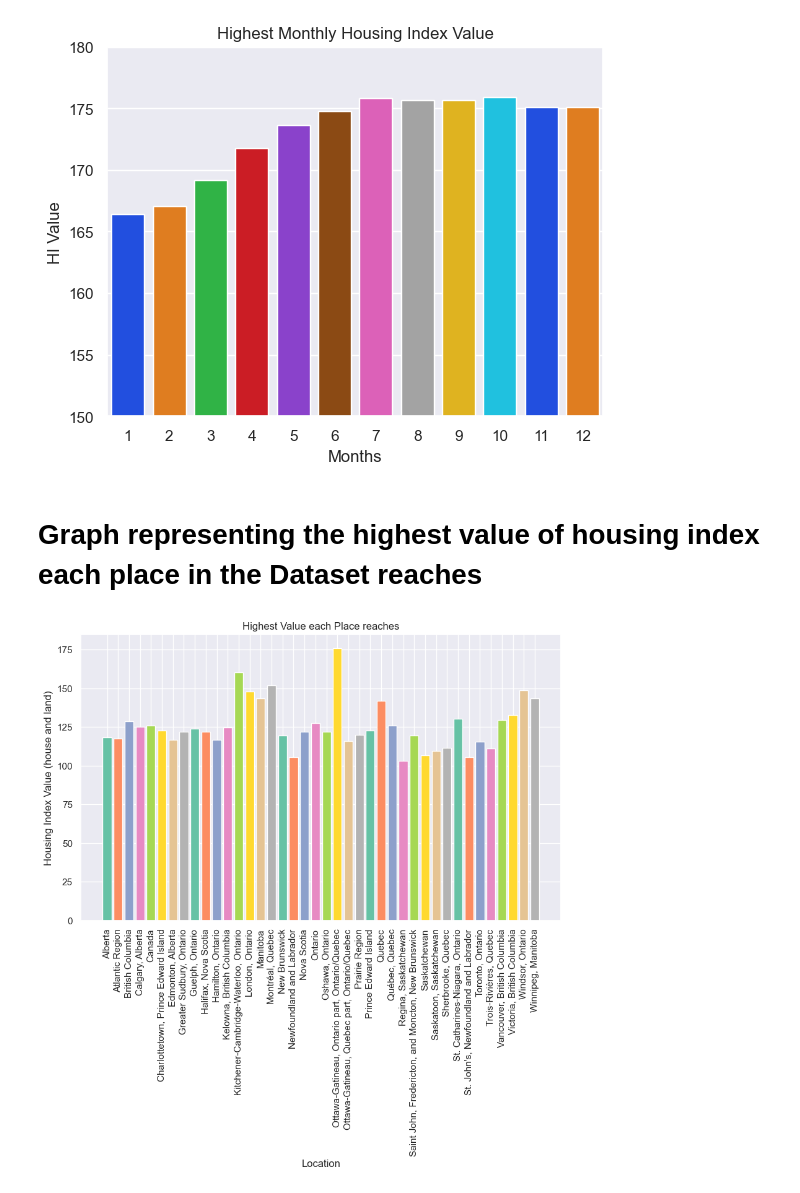
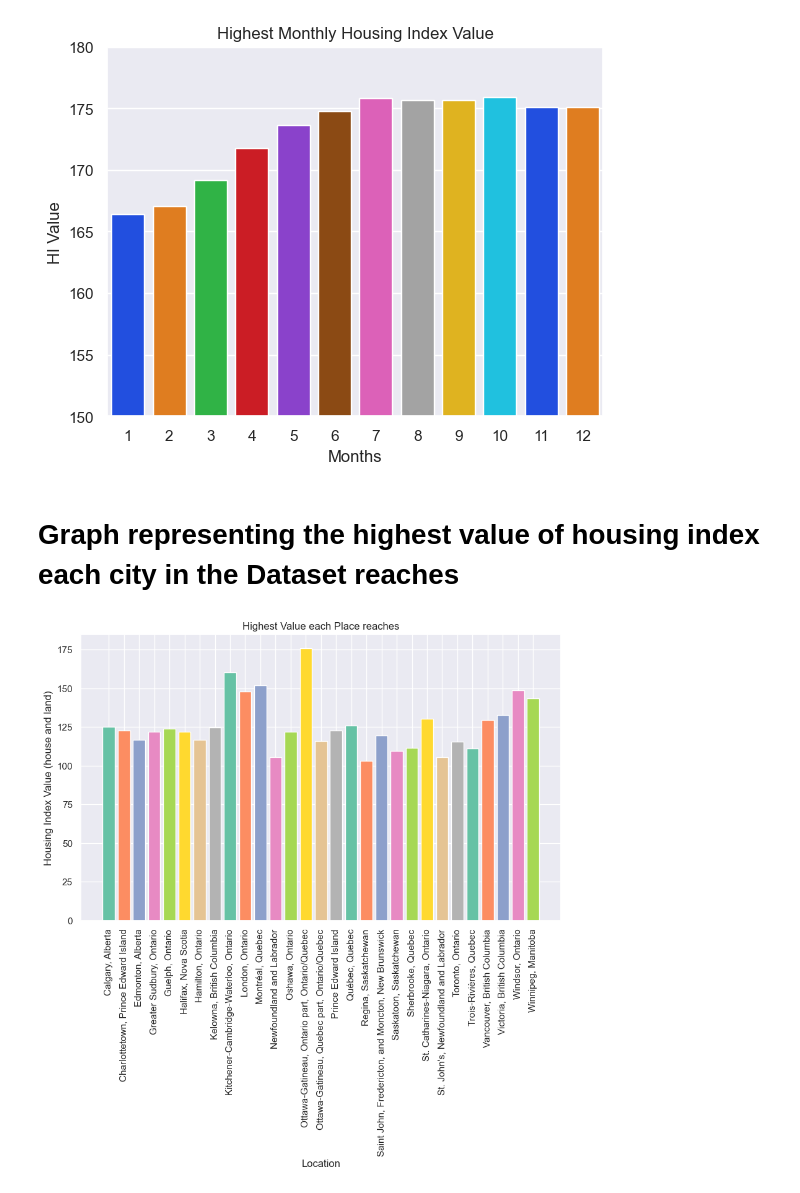
Before and after one commit to ubco-W2022T2-data301/project-group-group-2, a Jupyter notebook: analysis/analysis2.ipynb, the cells around one changed output. Drawn from its saved outputs; the diff is of its cells as text; code cells hidden in the pictures.

```diff
--- a/analysis/analysis2.ipynb
+++ b/analysis/analysis2.ipynb
@@ -106,19 +106,22 @@ plt.show()
 # %% [output]
 [figure]
 # %% [markdown]
-# Graph representing the highest value of housing index each place in the Dataset reaches
+# Graph representing the highest value of housing index each city in the Dataset reaches
 # %%
-df_max = df_index.groupby('PLACE')['VALUE'].max().reset_index()
+exclude = ['Alberta', 'British Columbia', 'Canada', 'Manitoba', 'Ontario', 'Quebec', 'Saskatchewan','Atlantic Region','New Brunswick','Nova Scotia','Prairie Region']
+df_index_filtered = df_index[~df_index['PLACE'].isin(exclude)]
+
+df_max = df_index_filtered.groupby('PLACE')['VALUE'].max().reset_index()
 
 # define custom color palette
 palette = sns.color_palette("Set2", len(df_max))
 
 plt.figure(figsize=(10, 6))
 plt.bar(df_max['PLACE'], df_max['VALUE'], color=palette)
 plt.xticks(rotation=90)
 plt.xlabel('Location')
 plt.ylabel('Housing Index Value (house and land)')
 plt.title('Highest Value each Place reaches')
 plt.show()
 # %% [output]
-[figure, old version]
+[figure, new version]
```
Also changed, not shown: parts of 1 cell of this notebook.
